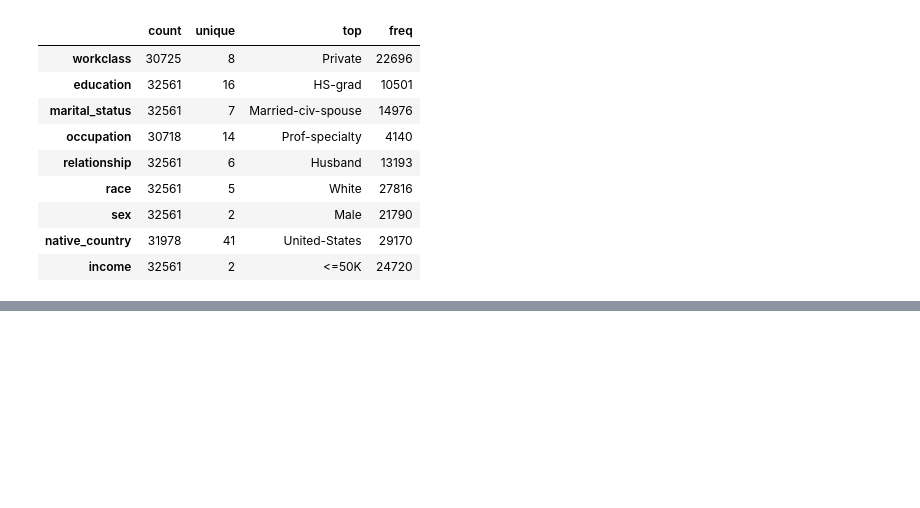
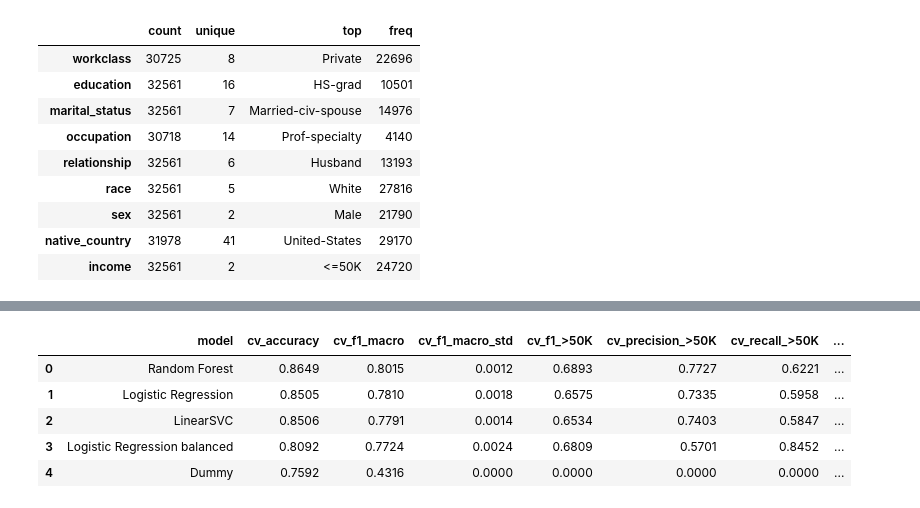
Before and after one commit to Tri8505/ML-Assignment-Adult-Census, a Jupyter notebook: notebooks/main_pipeline.ipynb, the cells around one changed output, grey strips where cells are left out. Cells and saved outputs as stored; diff of their text form; code cells hidden in the pictures; blank space fills up the shorter version.

```diff
--- a/notebooks/main_pipeline.ipynb
+++ b/notebooks/main_pipeline.ipynb
@@ -150,0 +313,76 @@ categorical_summary
+# %%
+from sklearn.ensemble import RandomForestClassifier
+from sklearn.svm import LinearSVC
+
+additional_models = {
+    "Random Forest": RandomForestClassifier(
+        n_estimators=200,
+        min_samples_leaf=2,
+        random_state=SEED,
+        n_jobs=-1,
+    ),
+    "LinearSVC": LinearSVC(
+        C=1.0,
+        dual=False,
+        max_iter=10000,
+        random_state=SEED,
+    ),
+    "Logistic Regression balanced": LogisticRegression(
+        class_weight="balanced",
+        max_iter=2000,
+        random_state=SEED,
+    ),
+}
+
+# Lấy lại hai kết quả baseline; chạy lại cell không làm nhân đôi các dòng.
+comparison_rows = baseline_results.to_dict("records")
+
+for model_name, model in additional_models.items():
+    print(f"Đang chạy: {model_name}")
+
+    pipeline = Pipeline([
+        ("preprocessor", clone(preprocessor)),
+        ("classifier", clone(model)),
+    ])
+
+    scores = cross_validate(
+        pipeline,
+        X_train,
+        y_train,
+        cv=cv,
+        scoring=scoring,
+        return_train_score=True,
+        n_jobs=1,
+        error_score="raise",
+    )
+
+    comparison_rows.append({
+        "model": model_name,
+        "cv_accuracy": scores["test_accuracy"].mean(),
+        "cv_f1_macro": scores["test_f1_macro"].mean(),
+        "cv_f1_macro_std": scores["test_f1_macro"].std(),
+        "cv_f1_>50K": scores["test_f1_positive"].mean(),
+        "cv_precision_>50K": scores["test_precision_positive"].mean(),
+        "cv_recall_>50K": scores["test_recall_positive"].mean(),
+        "train_f1_macro": scores["train_f1_macro"].mean(),
+        "mean_fit_seconds": scores["fit_time"].mean(),
+    })
+
+comparison_results = (
+    pd.DataFrame(comparison_rows)
+    .sort_values("cv_f1_macro", ascending=False)
+    .reset_index(drop=True)
+)
+
+comparison_results["f1_macro_gap"] = (
+    comparison_results["train_f1_macro"]
+    - comparison_results["cv_f1_macro"]
+)
+
+display(comparison_results.round(4))
+
+comparison_results.to_csv(
+    results_dir / "model_comparison_cv.csv",
+    index=False,
+)
+# %% [output]
@@ -150,0 +392,6 @@ categorical_summary
+|  | model | cv_accuracy | cv_f1_macro | cv_f1_macro_std | cv_f1_>50K | cv_precision_>50K | cv_recall_>50K | ... |
+| 0 | Random Forest | 0.8649 | 0.8015 | 0.0012 | 0.6893 | 0.7727 | 0.6221 | ... |
+| 1 | Logistic Regression | 0.8505 | 0.7810 | 0.0018 | 0.6575 | 0.7335 | 0.5958 | ... |
+| 2 | LinearSVC | 0.8506 | 0.7791 | 0.0014 | 0.6534 | 0.7403 | 0.5847 | ... |
+| 3 | Logistic Regression balanced | 0.8092 | 0.7724 | 0.0024 | 0.6809 | 0.5701 | 0.8452 | ... |
+| 4 | Dummy | 0.7592 | 0.4316 | 0.0000 | 0.0000 | 0.0000 | 0.0000 | ... |
```
Also changed, not shown: parts of 10 cells of this notebook.
